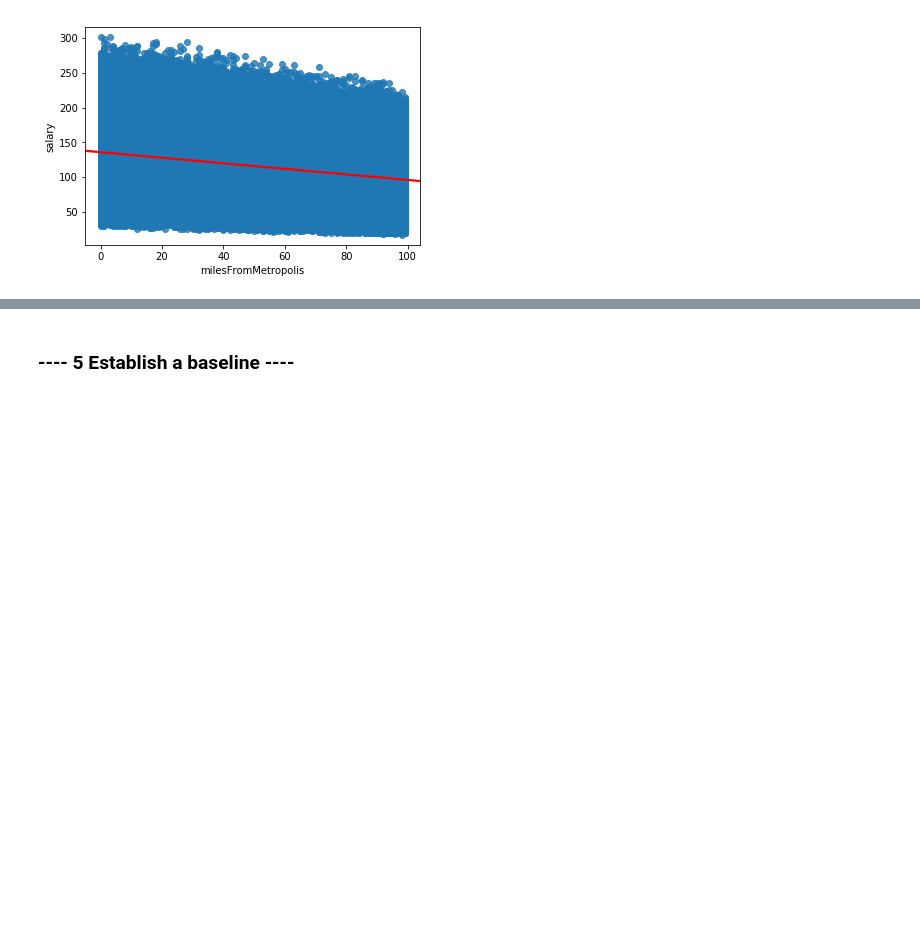
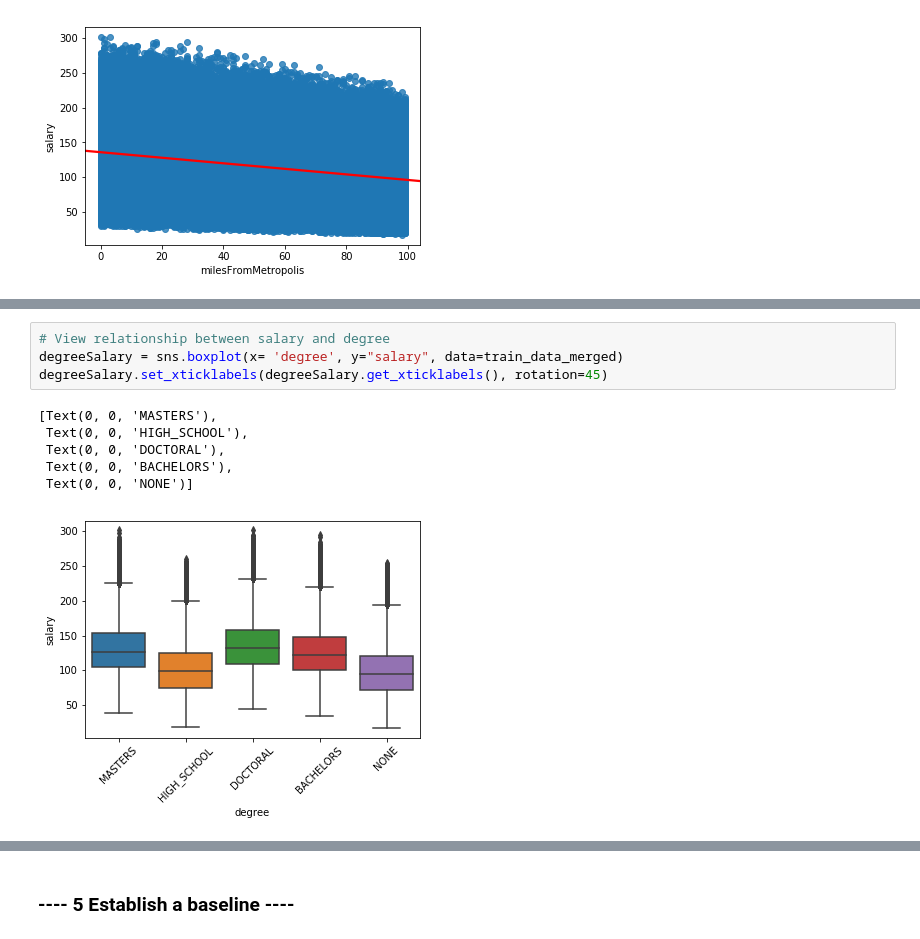
Before and after one commit to deejayrusso/Salary-Prediction-Portfolio, a Jupyter notebook: Salary Prediction Notebook.ipynb, the cells around one changed output, grey strips where cells are left out. Saved outputs shown, nothing was run; the diff lists cells and outputs as text; blank space fills up the shorter version.

```diff
--- a/Salary Prediction Notebook.ipynb
+++ b/Salary Prediction Notebook.ipynb
@@ -287,0 +328,11 @@ sns.regplot(x = 'milesFromMetropolis', y = 'salary', data = train_data_merged, l
+# %%
+# View relationship between salary and degree
+degreeSalary = sns.boxplot(x= 'degree', y="salary", data=train_data_merged)
+degreeSalary.set_xticklabels(degreeSalary.get_xticklabels(), rotation=45)
+# %% [output]
+[Text(0, 0, 'MASTERS'),
+ Text(0, 0, 'HIGH_SCHOOL'),
+ Text(0, 0, 'DOCTORAL'),
+ Text(0, 0, 'BACHELORS'),
+ Text(0, 0, 'NONE')]
+[figure, added]
```
Also changed, not shown: parts of 5 cells of this notebook.
